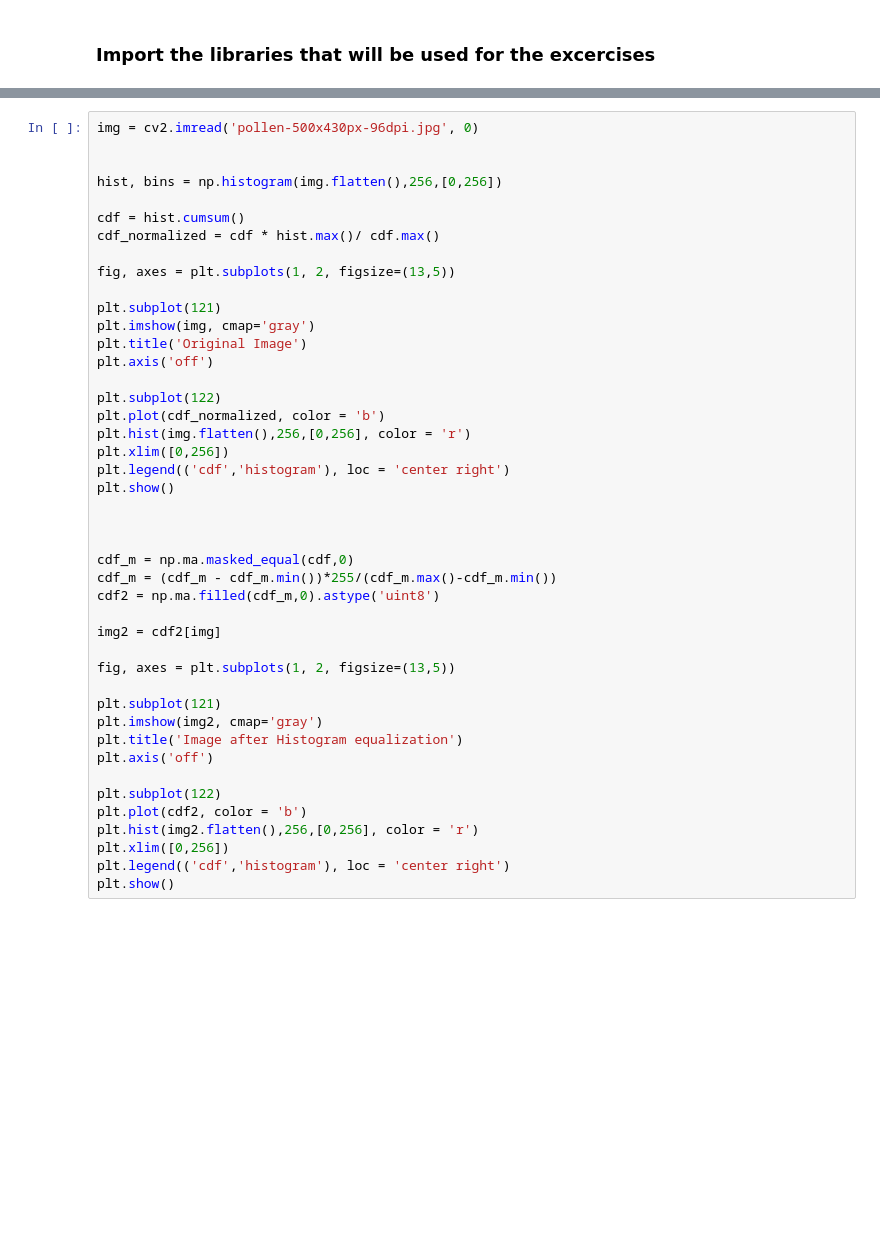
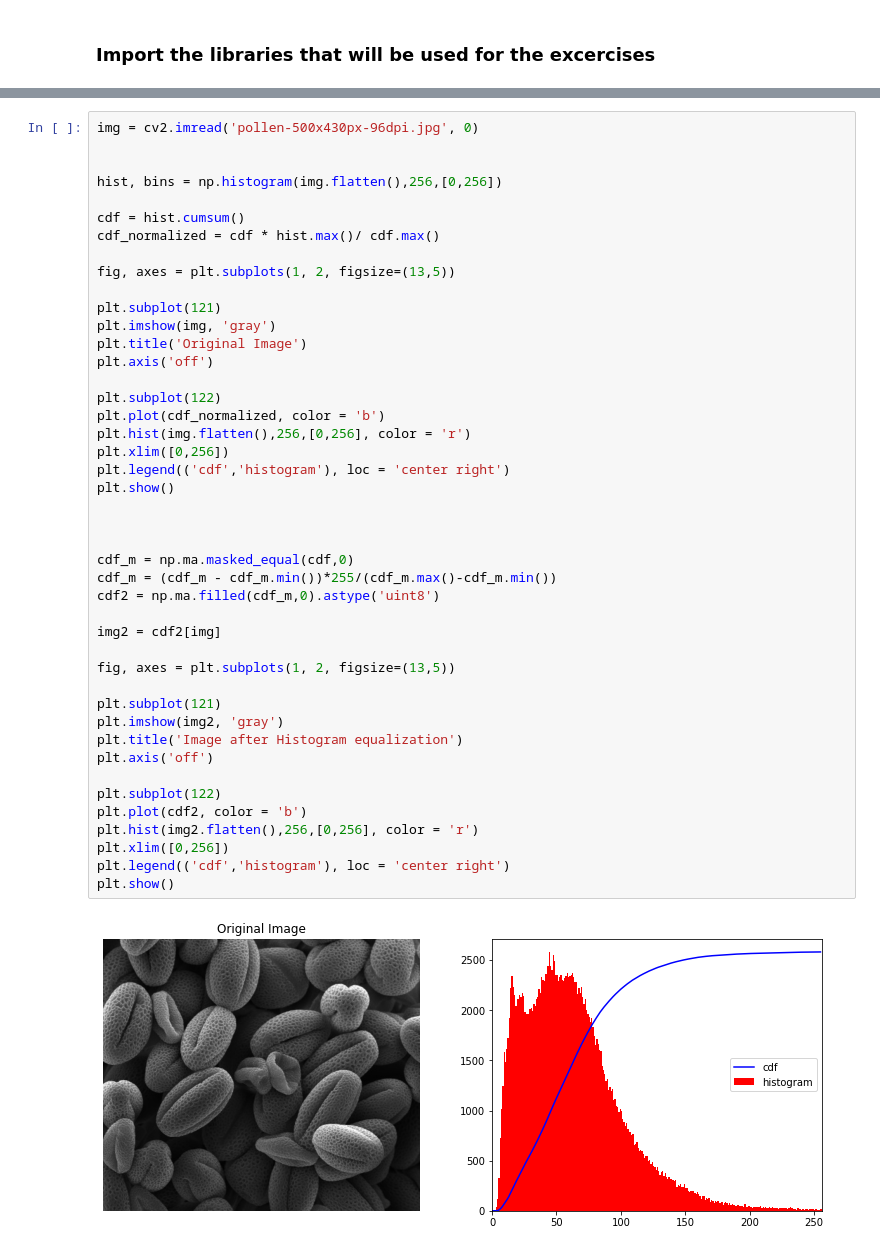
Before and after one commit to ChristinaAndrinopoyloy/ImageAnalysisProcessing, a Jupyter notebook: Homework_1/1st set of exercises/Exercise1.1-1.4.ipynb, the cells around one changed output, grey strips where cells are left out. Drawn from its saved outputs; the diff is of its cells as text; blank space fills up the shorter version.

```diff
--- a/Homework_1/1st set of exercises/Exercise1.1-1.4.ipynb
+++ b/Homework_1/1st set of exercises/Exercise1.1-1.4.ipynb
@@ -123,35 +131,37 @@ cdf_normalized = cdf * hist.max()/ cdf.max()
 fig, axes = plt.subplots(1, 2, figsize=(13,5))
 
 plt.subplot(121)
-plt.imshow(img, cmap='gray')
+plt.imshow(img, 'gray')
 plt.title('Original Image')
 plt.axis('off')
 
 plt.subplot(122)
 plt.plot(cdf_normalized, color = 'b')
 plt.hist(img.flatten(),256,[0,256], color = 'r')
 plt.xlim([0,256])
 plt.legend(('cdf','histogram'), loc = 'center right')
 plt.show()
 
 
 
 cdf_m = np.ma.masked_equal(cdf,0)
 cdf_m = (cdf_m - cdf_m.min())*255/(cdf_m.max()-cdf_m.min())
 cdf2 = np.ma.filled(cdf_m,0).astype('uint8')
 
 img2 = cdf2[img]
 
 fig, axes = plt.subplots(1, 2, figsize=(13,5))
 
 plt.subplot(121)
-plt.imshow(img2, cmap='gray')
+plt.imshow(img2, 'gray')
 plt.title('Image after Histogram equalization')
 plt.axis('off')
 
 plt.subplot(122)
 plt.plot(cdf2, color = 'b')
 plt.hist(img2.flatten(),256,[0,256], color = 'r')
 plt.xlim([0,256])
 plt.legend(('cdf','histogram'), loc = 'center right')
 plt.show()
+# %% [output]
+[figure, added]
```
Also changed, not shown: parts of 9 cells of this notebook.
